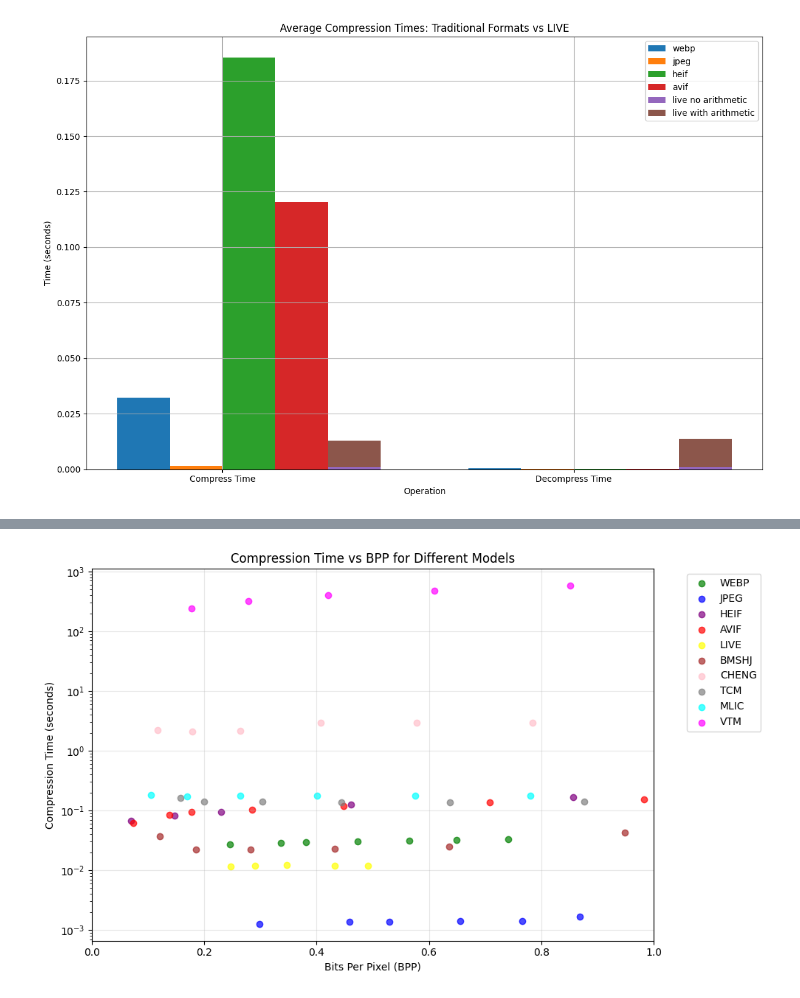
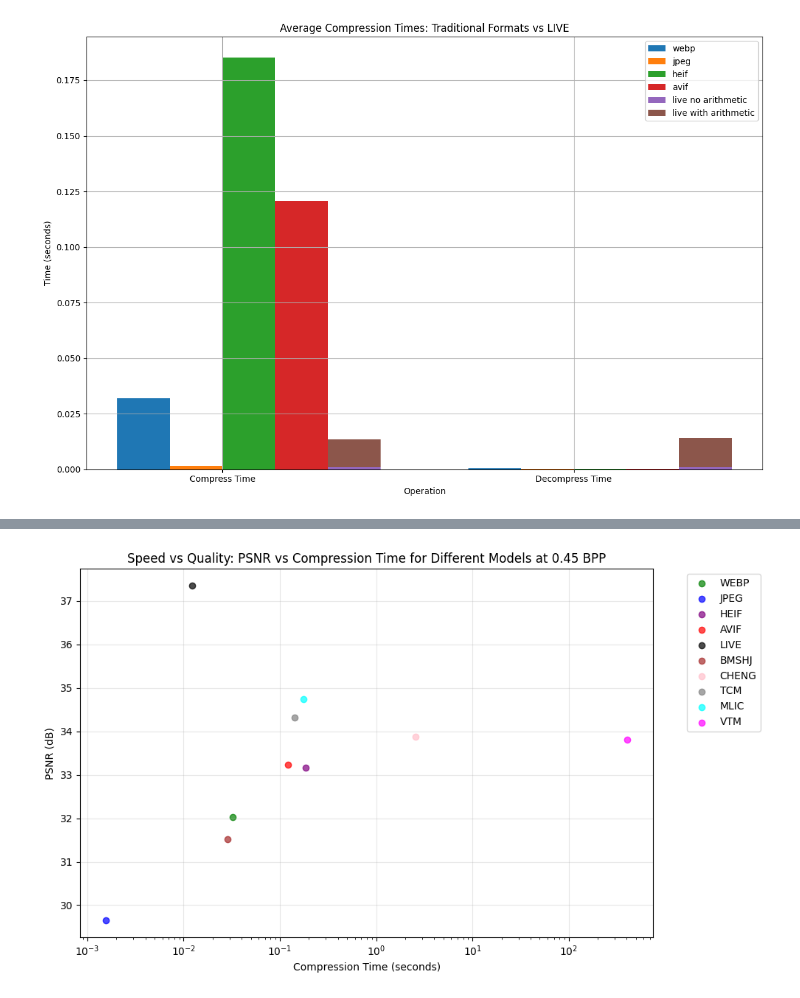
Before and after one commit to NETINT-Technologies/liveCompress, a Jupyter notebook: testing/sweep_all.ipynb, the cells around one changed output, grey strips where cells are left out. Saved outputs shown, nothing was run; the diff lists cells and outputs as text; code cells hidden in the pictures.

Commit message:
update sweep_all to include fixed bpp psnr vs speed graph

```diff
--- a/testing/sweep_all.ipynb
+++ b/testing/sweep_all.ipynb
@@ -404,8 +410,11 @@ plt.show()
 # %% [output]
 [figure]
 # %%
-# Part 1: Compare LIVE with traditional formats
+# Part 1: Compare LIVE with traditional image types
 import numpy as np
+
+#store all average compression times for both traditional and neural network models for psnr vs compression time plot later
+all_avg_compress_times = []
 
 # Calculate averages for traditional formats
 compress_times = {image_type: [] for image_type in image_types}
@@ -418,6 +427,8 @@ for image_type in image_types:
 
 avg_compress_time = {image_type: np.mean(compress_times[image_type]) for image_type in image_types}
 avg_decompress_time = {image_type: np.mean(decompress_times[image_type]) for image_type in image_types}
+
+all_avg_compress_times.append(avg_compress_time)
 
 # Calculate averages for LIVE
 compress_times_live = [average_metrics['compression_time']['live'][lambda_val] for lambda_val in lambda_vals]
@@ -488,6 +499,8 @@ avg_compress_time['live'] = np.mean(compress_times_live)
 avg_decompress_time['live'] = np.mean(decompress_times_live)
 avg_no_strings_time = {'live': np.mean(no_strings_times_live)}
 
+all_avg_compress_times.append(avg_compress_time)
+
 # Create bar chart
 labels = ['Compress Time', 'Decompress Time']
 x = np.arange(len(labels)) * 1.25
@@ -513,7 +526,7 @@ ax.set_xlabel('Operation')
 ax.set_ylabel('Time (seconds)')
 ax.set_yscale('log')
 ax.set_ylim(5e-4, 1e3)
-ax.set_title('Average Compression Times: LIVE vs Comparable Neural Network Models')
+ax.set_title('Average Compression Times: LIVE vs CompressAI Models')
 ax.set_xticks(x)
 ax.set_xticklabels(labels)
 ax.legend()
@@ -525,47 +643,45 @@ plt.show()
 # %%
 import matplotlib.pyplot as plt
 
-# Create scatter plot of BPP vs Compression Time
+# Create scatter plot of PSNR vs Compression Time at BPP = 0.45
 plt.figure(figsize=(10, 6))
 
 # Define colors for different models
 model_colors = {
     'jpeg': 'blue',
     'webp': 'green',
     'avif': 'red',
     'heif': 'purple',
-    'jxl': 'orange',
     'bmshj': 'brown',
     'cheng': 'pink',
     'tcm': 'gray',
     'mlic': 'cyan',
     'vtm': 'magenta',
-    'live': 'yellow'
+    'live': 'black'
 }
 
 # Plot points for each model
-for model in average_metrics['bpp'].keys():
-    bpp_values = []
+for model in average_metrics['psnr'].keys():
+    psnr_values = []
     comp_times = []
-    qualities = list(average_metrics['bpp'][model].keys())
+    psnr_values.append(results[model])
+    if model in ["jpeg", "webp", "avif", "heif"]:
+        comp_times.append(all_avg_compress_times[0][model])
+    else:
+        comp_times.append(all_avg_compress_times[1][model])
 
-    for quality in qualities:
-        bpp_values.append(average_metrics['bpp'][model][quality])
-        comp_times.append(average_metrics['compression_time'][model][quality])
-
-    plt.scatter(bpp_values, comp_times,
+    plt.scatter(comp_times, psnr_values,  # Switched x and y here
                label=model.upper(),
                color=model_colors[model],
                alpha=0.7)
 
-plt.yscale('log')
-plt.xlabel('Bits Per Pixel (BPP)')
-plt.xlim(0, 1)
-plt.ylabel('Compression Time (seconds)')
-plt.title('Compression Time vs BPP for Different Models')
+plt.xlabel('Compression Time (seconds)')
+plt.xscale('log')  # Changed from yscale to xscale
+plt.ylabel('PSNR (dB)')  # Switched labels
+plt.title('Speed vs Quality: PSNR vs Compression Time for Different Models at 0.45 BPP')
 plt.legend(bbox_to_anchor=(1.05, 1), loc='upper left')
 plt.grid(True, alpha=0.3)
 plt.tight_layout()
 plt.show()
 # %% [output]
-[figure, old version]
+[figure, new version]
```
Also changed, not shown: parts of 10 cells of this notebook.
